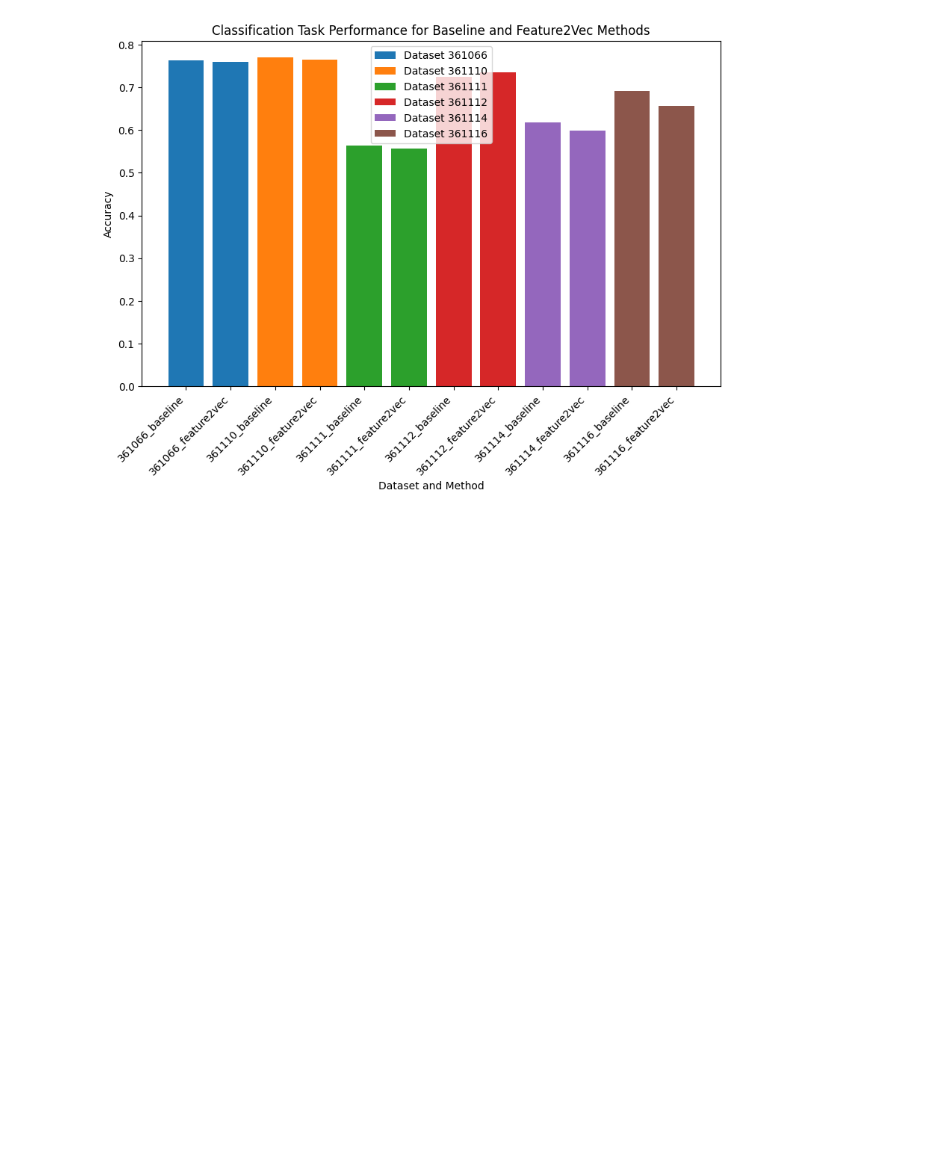
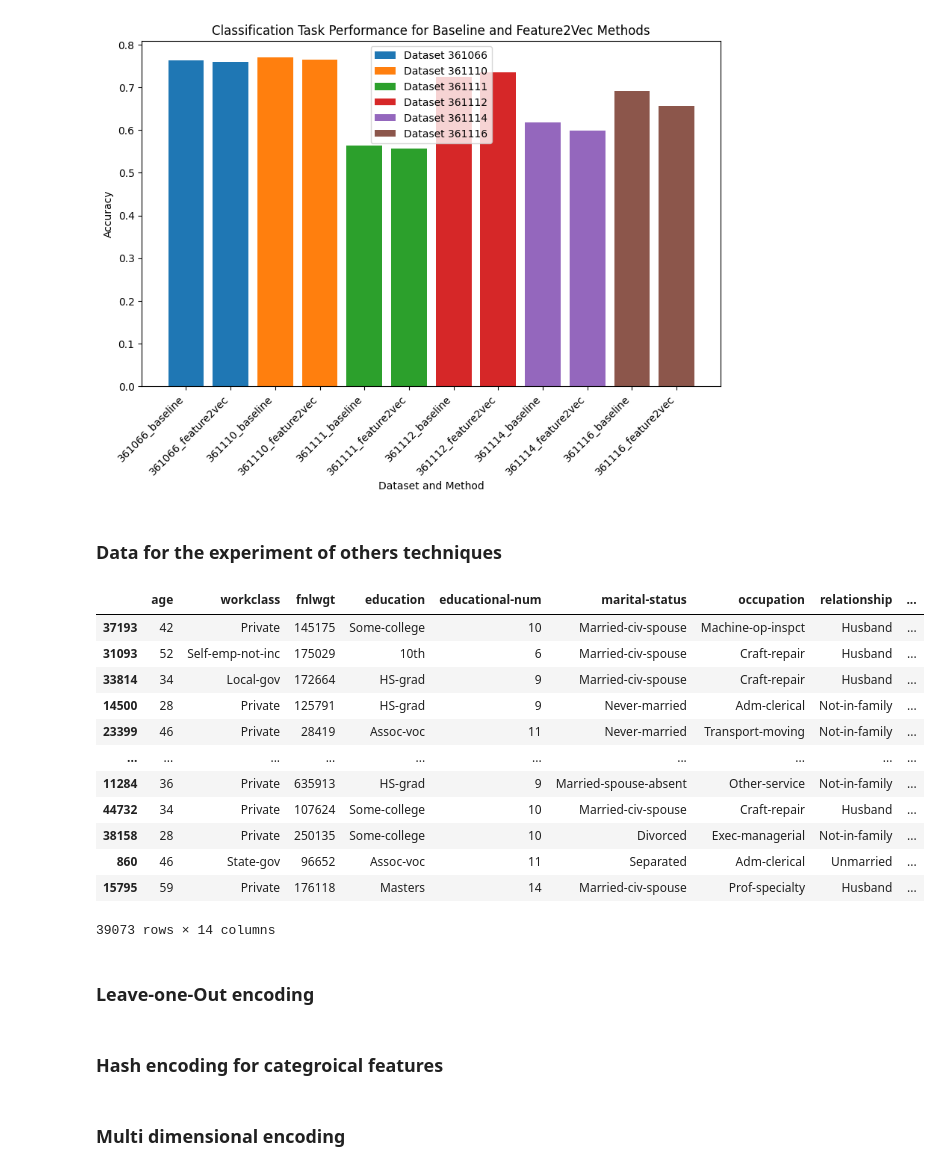
Before and after one commit to PatrickTchoupe/TFE-EPL, a Jupyter notebook: playground.ipynb, the cells around one changed output. Saved outputs shown, nothing was run; the diff lists cells and outputs as text; code cells hidden in the pictures; blank space fills up the shorter version.

```diff
--- a/playground.ipynb
+++ b/playground.ipynb
@@ -229,3 +278,43 @@ plt.show()
 # %% [output]
 [figure]
 [figure]
+# %% [markdown]
+### Data for the experiment of others techniques
+# %%
+import statsmodels.api as sm
+import pandas as pd
+import numpy as np
+from sklearn.model_selection import train_test_split
+import category_encoders as ce
+
+RANDOM_SEED = 42
+
+
+df = pd.read_csv("data/adult.csv")
+
+# Transform the target variable to 0,1
+
+mapping = {"<=50K": 0, ">50K": 1}
+df["income"]  = df["income"].map(mapping)
+
+X = df.drop("income",axis=1)
+y = df["income"]
+
+X_train, X_test, y_train, y_test = train_test_split(X, y, test_size=0.2, random_state=RANDOM_SEED)
+X_train
+# %% [output]
+|  | age | workclass | fnlwgt | education | educational-num | marital-status | occupation | relationship | ... |
+| 37193 | 42 | Private | 145175 | Some-college | 10 | Married-civ-spouse | Machine-op-inspct | Husband | ... |
+| 31093 | 52 | Self-emp-not-inc | 175029 | 10th | 6 | Married-civ-spouse | Craft-repair | Husband | ... |
+| 33814 | 34 | Local-gov | 172664 | HS-grad | 9 | Married-civ-spouse | Craft-repair | Husband | ... |
+| 14500 | 28 | Private | 125791 | HS-grad | 9 | Never-married | Adm-clerical | Not-in-family | ... |
+| 23399 | 46 | Private | 28419 | Assoc-voc | 11 | Never-married | Transport-moving | Not-in-family | ... |
+| ... | ... | ... | ... | ... | ... | ... | ... | ... | ... |
+| 11284 | 36 | Private | 635913 | HS-grad | 9 | Married-spouse-absent | Other-service | Not-in-family | ... |
+| 44732 | 34 | Private | 107624 | Some-college | 10 | Married-civ-spouse | Craft-repair | Husband | ... |
+| 38158 | 28 | Private | 250135 | Some-college | 10 | Divorced | Exec-managerial | Not-in-family | ... |
+| 860 | 46 | State-gov | 96652 | Assoc-voc | 11 | Separated | Adm-clerical | Unmarried | ... |
+| 15795 | 59 | Private | 176118 | Masters | 14 | Married-civ-spouse | Prof-specialty | Husband | ... |
+39073 rows × 14 columns
+# %% [markdown]
+### Leave-one-Out encoding
@@ -231,0 +325,2 @@ plt.show()
+# %% [markdown]
+### Hash encoding for categroical features
@@ -231,0 +337,2 @@ plt.show()
+# %% [markdown]
+### Multi dimensional encoding
```
Also changed, not shown: parts of 14 cells of this notebook, 8 other files.
